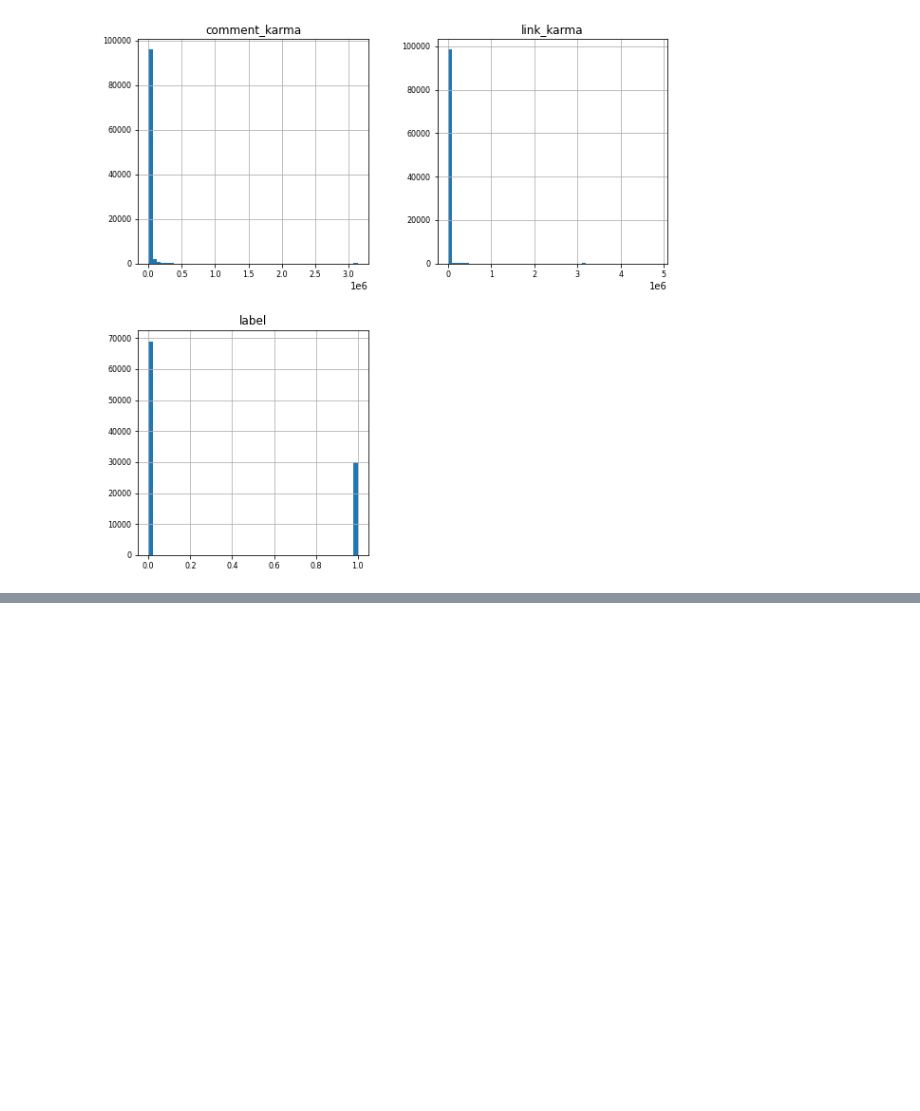
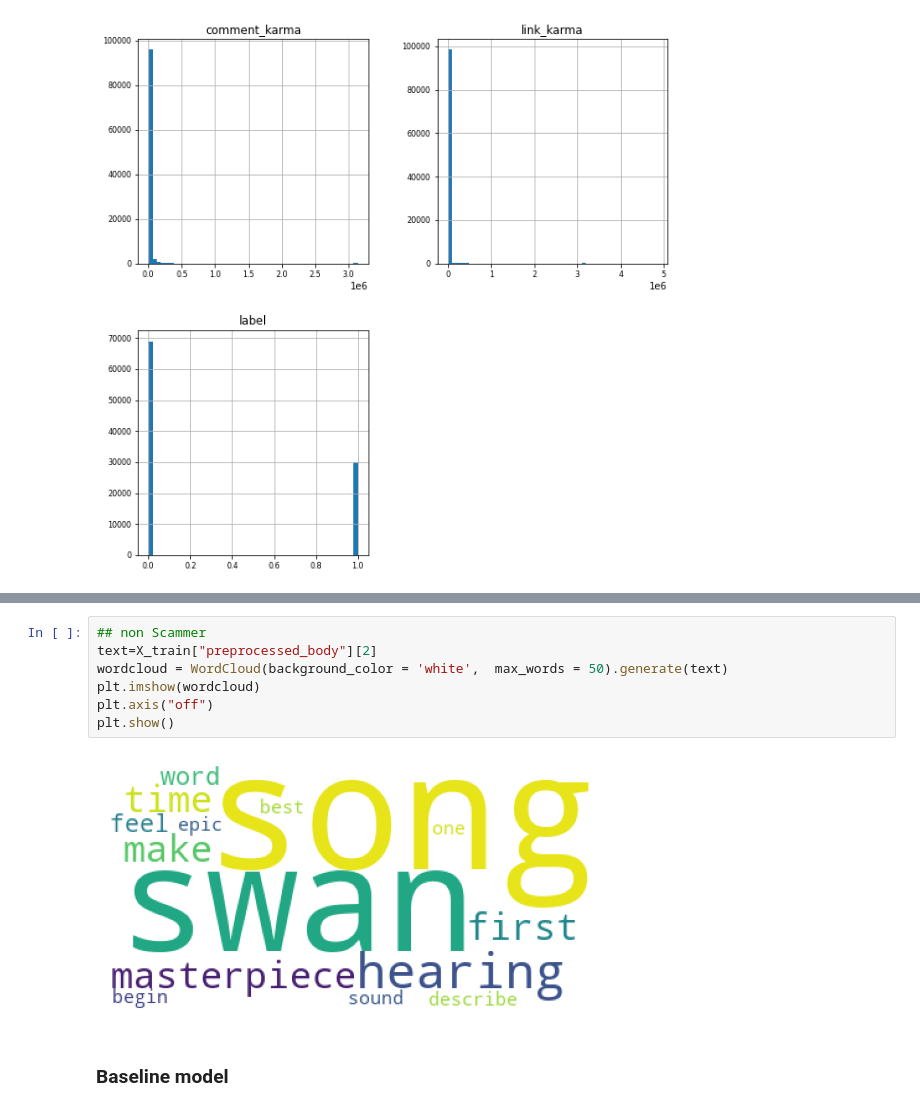
Before and after one commit to RemiHurstel/scam-prediction-on-Reddit, a Jupyter notebook: reddit_starting_kit.ipynb, the cells around one changed output, grey strips where cells are left out. Cells and saved outputs as stored; diff of their text form; blank space fills up the shorter version.

```diff
--- a/reddit_starting_kit.ipynb
+++ b/reddit_starting_kit.ipynb
@@ -192,0 +290,11 @@ plt.show()
+# %%
+## non Scammer
+text=X_train["preprocessed_body"][2]
+wordcloud = WordCloud(background_color = 'white',  max_words = 50).generate(text)
+plt.imshow(wordcloud)
+plt.axis("off")
+plt.show()
+# %% [output]
+[figure, added]
+# %% [markdown]
+### Baseline model
```
Also changed, not shown: parts of 15 cells of this notebook, 1 other file.
